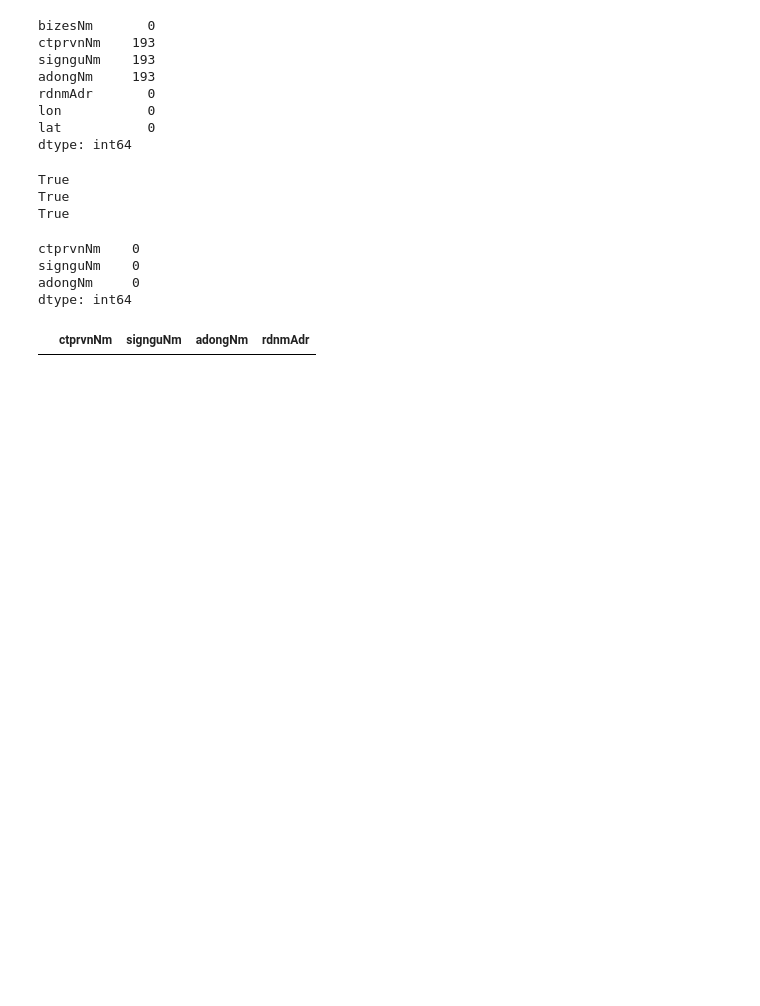
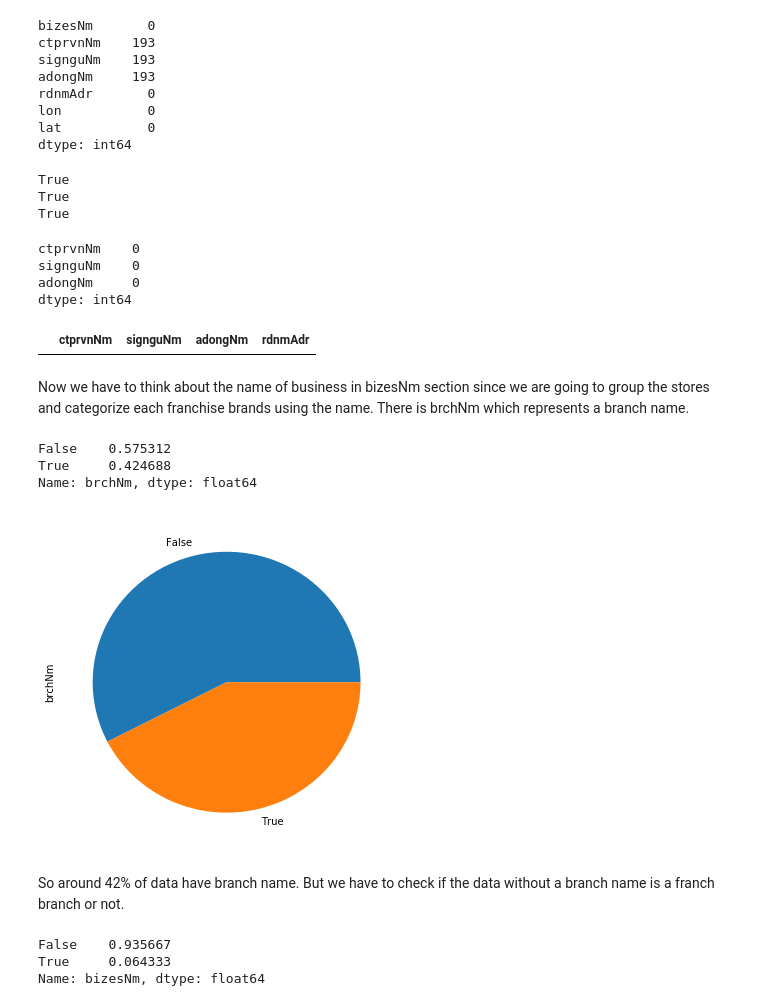
Before and after one commit to gwthompson/Chicken_Stores_Extracter, a Jupyter notebook: data wrangling.ipynb, the cells around one changed output. Drawn from its saved outputs; the diff is of its cells as text; code cells hidden in the pictures; blank space fills up the shorter version.

Commit message:
Data exploration added

```diff
--- a/data wrangling.ipynb
+++ b/data wrangling.ipynb
@@ -223,0 +222,12 @@ df1.to_csv('stores_NA_treated.csv', index=False)
+# %% [markdown]
+Now we have to think about the name of business in bizesNm section since we are going to group the stores and categorize each franchise brands using the name. There is brchNm which represents a branch name.
+# %%
+df1['brchNm'].notnull().value_counts().plot.pie(figsize=(6,6))
+df1['brchNm'].notnull().value_counts(normalize=True)
+# %% [output]
+False    0.575312
+True     0.424688
+Name: brchNm, dtype: float64
+[figure, added]
+# %% [markdown]
+So around 42% of data have branch name. But we have to check if the data without a branch name is a franch branch or not.
@@ -223,0 +236,7 @@ df1.to_csv('stores_NA_treated.csv', index=False)
+# %%
+df1_Xbrnm['bizesNm'].str.contains('처갓집|페리카나|BBQ', case=False, regex=True).value_counts(normalize=True)
+# This shows that there are franchise without any branch name
+# %% [output]
+False    0.935667
+True     0.064333
+Name: bizesNm, dtype: float64
```
Also changed, not shown: parts of 11 cells of this notebook.
